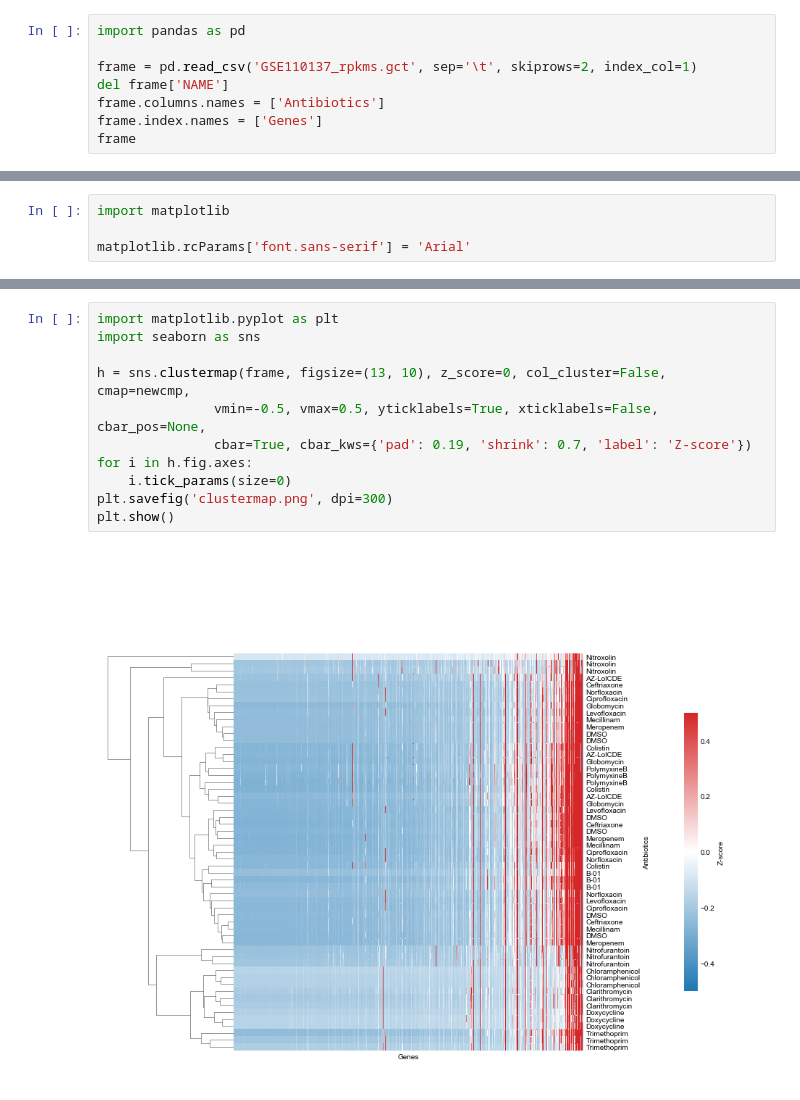
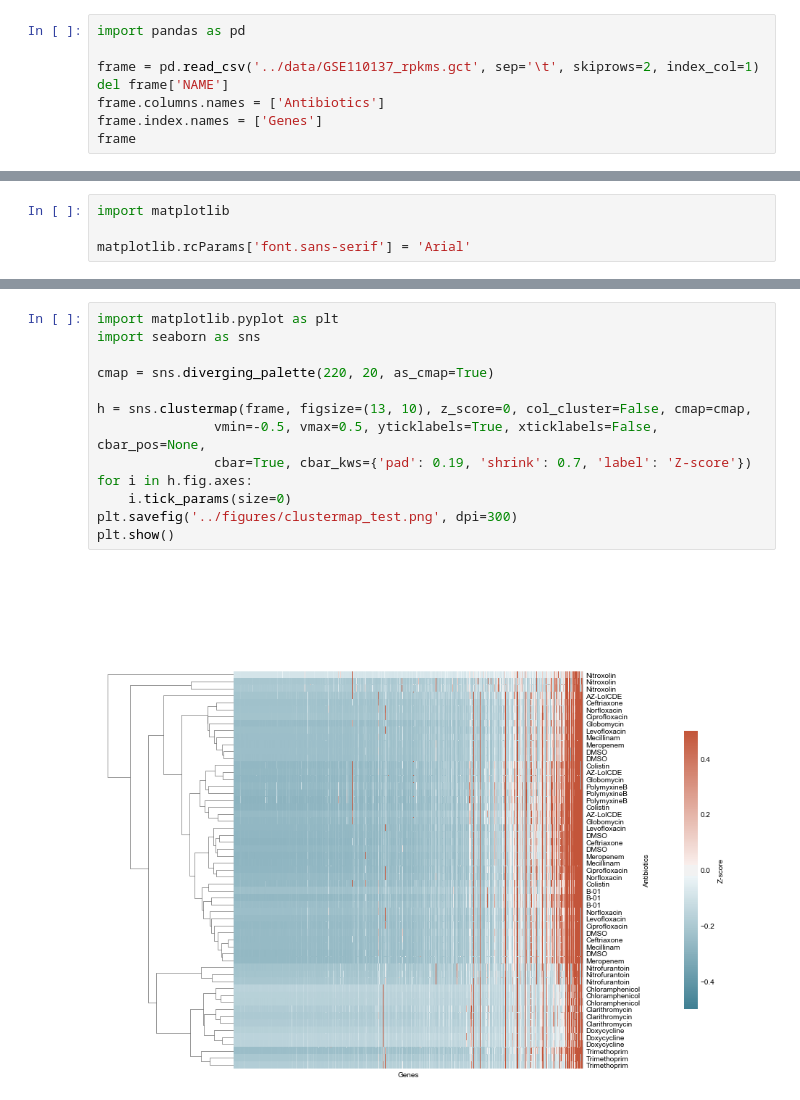
Before and after one commit to azwang10/20.440-spring-2020-project, a Jupyter notebook: code/clustermap_test.ipynb, the cells around one changed output, grey strips where cells are left out. Cells and saved outputs as stored; diff of their text form.

```diff
--- a/code/clustermap_test.ipynb
+++ b/code/clustermap_test.ipynb
@@ -1,7 +1,7 @@
 # %%
 import pandas as pd
 
-frame = pd.read_csv('GSE110137_rpkms.gct', sep='\t', skiprows=2, index_col=1)
+frame = pd.read_csv('../data/GSE110137_rpkms.gct', sep='\t', skiprows=2, index_col=1)
 del frame['NAME']
 frame.columns.names = ['Antibiotics']
 frame.index.names = ['Genes']
@@ -101,13 +79,15 @@ array([[0.12109375, 0.46484375, 0.703125  , 1.        ],
 # %%
 import matplotlib.pyplot as plt
 import seaborn as sns
 
-h = sns.clustermap(frame, figsize=(13, 10), z_score=0, col_cluster=False, cmap=newcmp,
+cmap = sns.diverging_palette(220, 20, as_cmap=True)
+
+h = sns.clustermap(frame, figsize=(13, 10), z_score=0, col_cluster=False, cmap=cmap,
                vmin=-0.5, vmax=0.5, yticklabels=True, xticklabels=False, cbar_pos=None,
                cbar=True, cbar_kws={'pad': 0.19, 'shrink': 0.7, 'label': 'Z-score'})
 for i in h.fig.axes:
     i.tick_params(size=0)
-plt.savefig('clustermap.png', dpi=300)
+plt.savefig('../figures/clustermap_test.png', dpi=300)
 plt.show()
 # %% [output]
-[figure, old version]
+[figure, new version]
```
Also changed, not shown: parts of 2 cells of this notebook, 1 other file.
